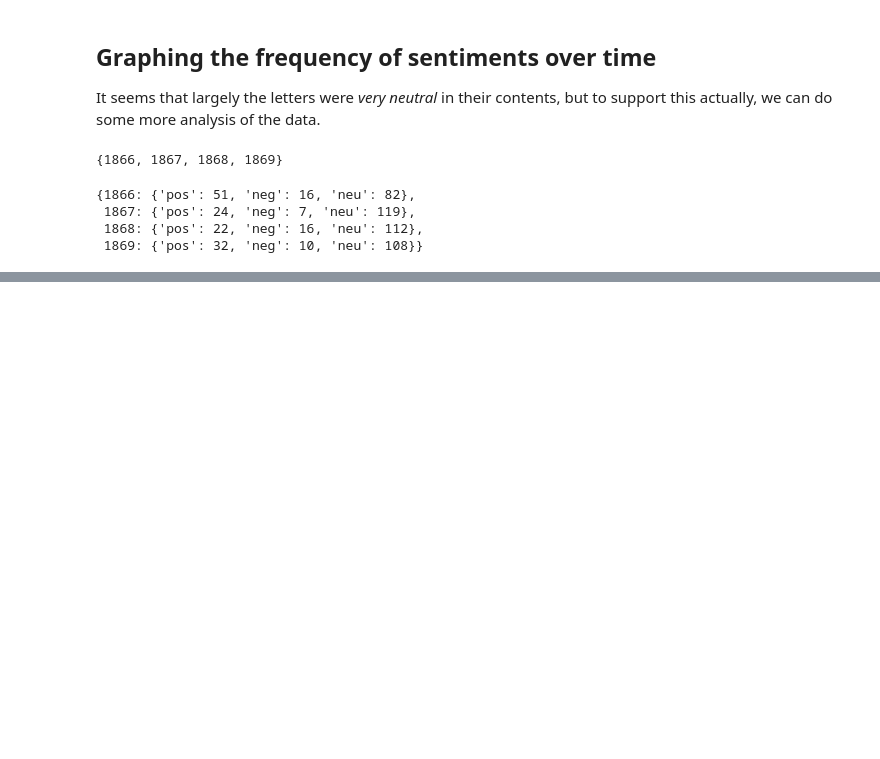
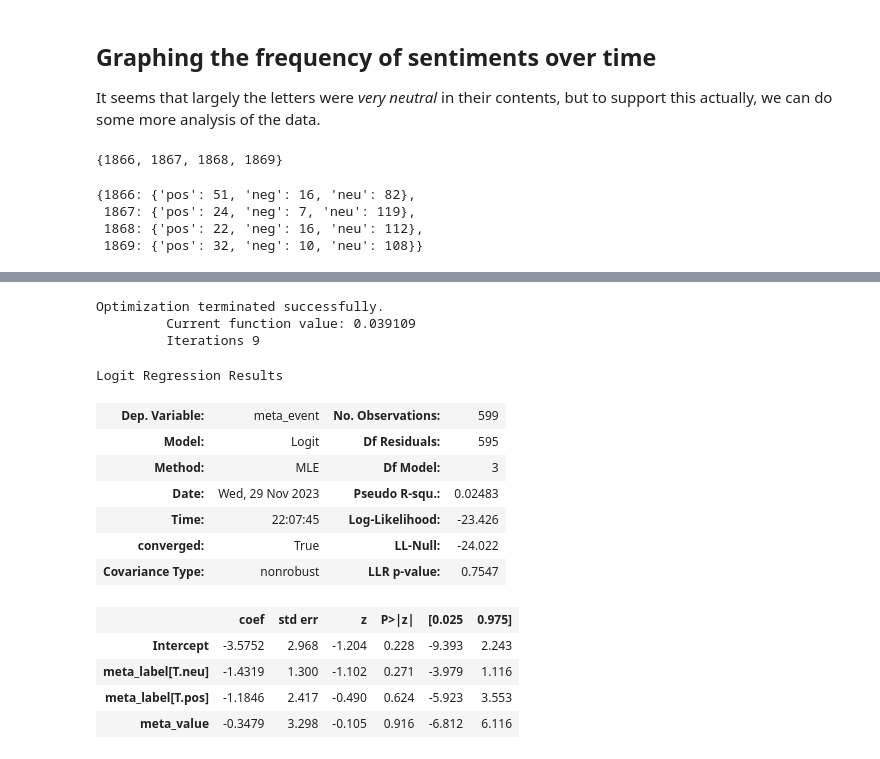
Before and after one commit to hanleyc01/sentiment-analysis, a Jupyter notebook: per_year_sentiment.ipynb, the cells around one changed output, grey strips where cells are left out. Cells and saved outputs as stored; diff of their text form; code cells hidden in the pictures; blank space fills up the shorter version.

```diff
--- a/per_year_sentiment.ipynb
+++ b/per_year_sentiment.ipynb
@@ -144,0 +197,22 @@ plt.legend()
+# %%
+import statsmodels.formula.api as smf
+
+reg = smf.logit('meta_event ~ meta_value + meta_label', data=events).fit()
+reg.summary()
+# %% [output]
+Optimization terminated successfully.
+         Current function value: 0.039109
+         Iterations 9
+Logit Regression Results
+| Dep. Variable: | meta_event | No. Observations: | 599 |
+| Model: | Logit | Df Residuals: | 595 |
+| Method: | MLE | Df Model: | 3 |
+| Date: | Wed, 29 Nov 2023 | Pseudo R-squ.: | 0.02483 |
+| Time: | 22:07:45 | Log-Likelihood: | -23.426 |
+| converged: | True | LL-Null: | -24.022 |
+| Covariance Type: | nonrobust | LLR p-value: | 0.7547 |
+|  | coef | std err | z | P>|z| | [0.025 | 0.975] |
+| Intercept | -3.5752 | 2.968 | -1.204 | 0.228 | -9.393 | 2.243 |
+| meta_label[T.neu] | -1.4319 | 1.300 | -1.102 | 0.271 | -3.979 | 1.116 |
+| meta_label[T.pos] | -1.1846 | 2.417 | -0.490 | 0.624 | -5.923 | 3.553 |
+| meta_value | -0.3479 | 3.298 | -0.105 | 0.916 | -6.812 | 6.116 |
```
Also changed, not shown: parts of 9 cells of this notebook, 1 other file.
